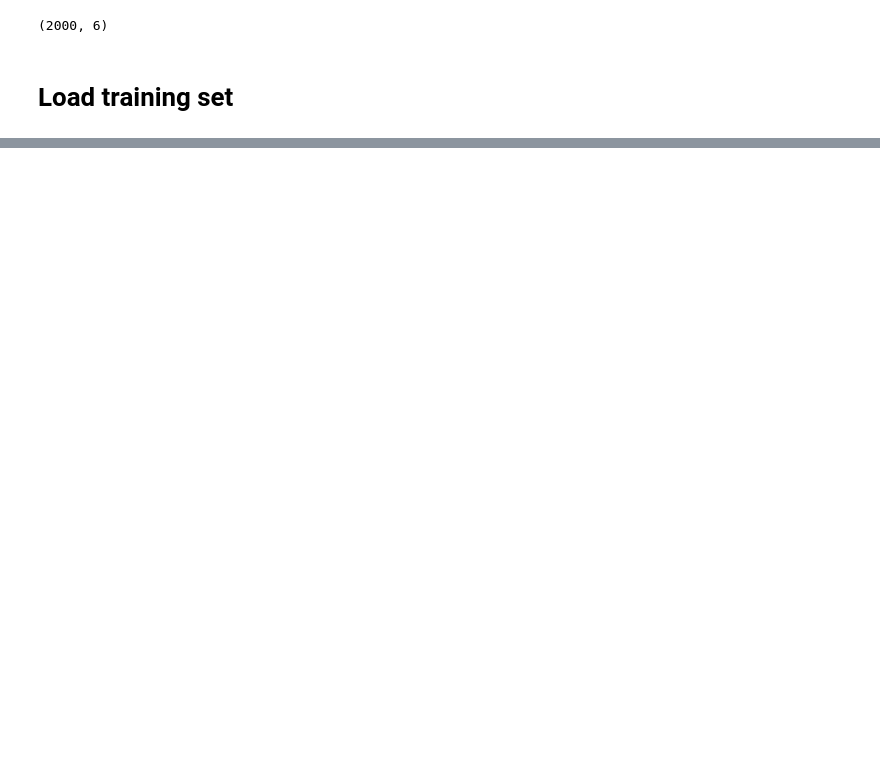
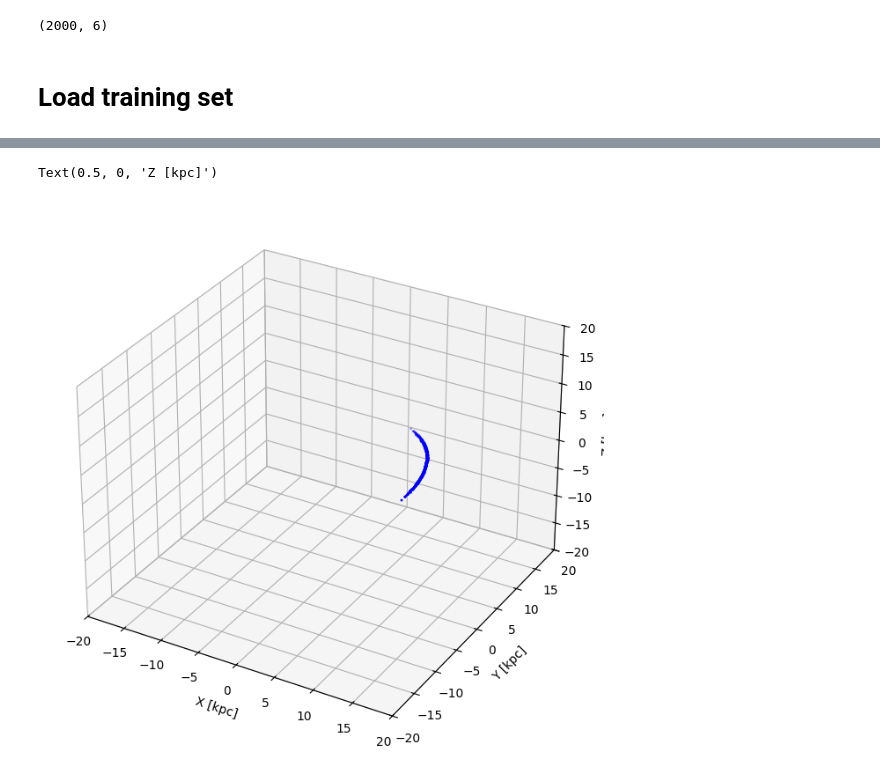
Before and after one commit to vepe99/diffusion-experiments, a Jupyter notebook: case_study5/test_galax.ipynb, the cells around one changed output, grey strips where cells are left out. Drawn from its saved outputs; the diff is of its cells as text; code cells hidden in the pictures; blank space fills up the shorter version.

```diff
--- a/case_study5/test_galax.ipynb
+++ b/case_study5/test_galax.ipynb
@@ -99,0 +286,7 @@ for id in range(9):
+# %%
+from stream_simulator_galax import sample_hierarchical_stream_priors, run_simulation
+from jax import random
+
+prior_samples = sample_hierarchical_stream_priors()
+
+prior_samples
@@ -99,0 +307,30 @@ for id in range(9):
+# %%
+stream = run_simulation(m_nfw=prior_samples['m_nfw'],
+               r_s = prior_samples['r_s'],
+                q1 = prior_samples['q1'],
+                q2 = prior_samples['q2'],
+                prog_mass = prior_samples['prog_mass'],
+                t_end = prior_samples['t_end'],
+                x_c = prior_samples['x_c'],
+                y_c = prior_samples['y_c'],
+                z_c = prior_samples['z_c'],
+                v_xc = prior_samples['v_xc'],
+                v_yc = prior_samples['v_yc'],
+                v_zc = prior_samples['v_zc'],
+                key = random.PRNGKey(0),
+                n_stars=1000)
+# %%
+import matplotlib.pyplot as plt
+
+fig = plt.figure(figsize=(8,8))
+ax = fig.add_subplot(111, projection='3d')
+ax.scatter(stream[:, 0], stream[:, 1], stream[:, 2], s=1, color='blue')
+ax.set_xlim([-20, 20])
+ax.set_ylim([-20, 20])
+ax.set_zlim([-20, 20])
+ax.set_xlabel('X [kpc]')
+ax.set_ylabel('Y [kpc]')
+ax.set_zlabel('Z [kpc]')
+# %% [output]
+Text(0.5, 0, 'Z [kpc]')
+[figure, added]
```
Also changed, not shown: parts of 9 cells of this notebook, 5 other files.
